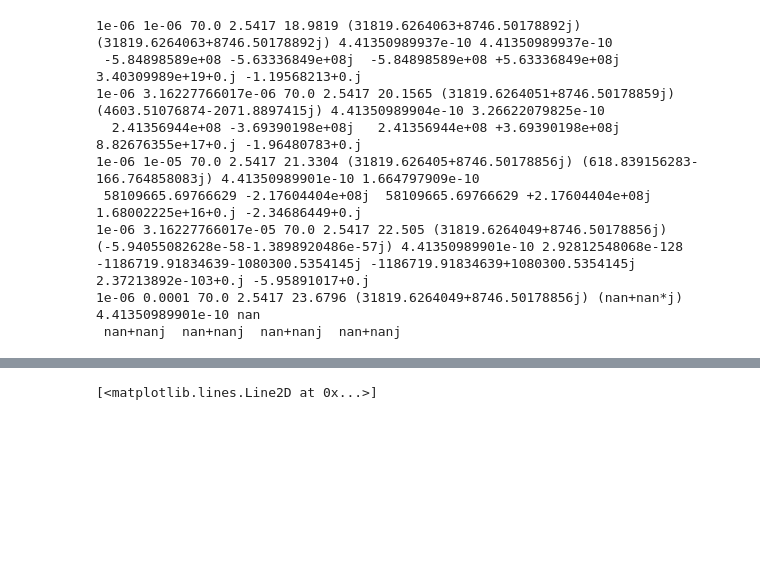
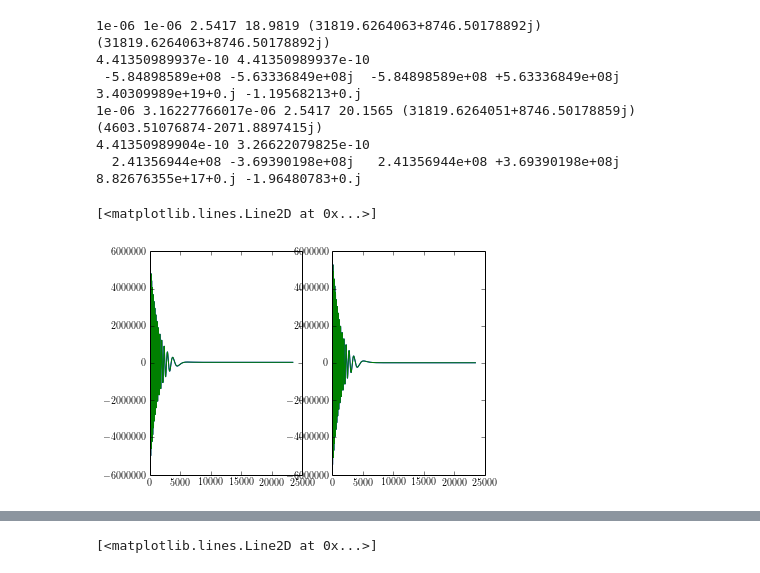
Before and after one commit to rahulporuri/project_work, a Jupyter notebook: power_law/tensor_bi-spectrum_squeezed_limit.ipynb, the cells around one changed output, grey strips where cells are left out. Drawn from its saved outputs; the diff is of its cells as text; code cells hidden in the pictures; blank space fills up the shorter version.

```diff
--- a/power_law/tensor_bi-spectrum_squeezed_limit.ipynb
+++ b/power_law/tensor_bi-spectrum_squeezed_limit.ipynb
@@ -109,7 +104,9 @@ def rk4_step(_k, _N, _hk, _Dhk, _step):
     F4 = _Dhk +f3*_step
     f4 = DDhk(_k, _N +_step, _hk +F3*_step, _Dhk +f3*_step)
 
-    return numpy.array([(f1 +2*f2 +2*f3 +f4)*_step/6.], dtype=complex), numpy.array([(F1 +2*F2 +2*F3 +F4)*_step/6.], dtype=complex) # [Dhk, hk] update
+    return (numpy.array([(f1 +2*f2 +2*f3 +f4)*_step/6.], dtype=complex),
+            numpy.array([(F1 +2*F2 +2*F3 +F4)*_step/6.], dtype=complex))
+            # [Dhk, hk] update
 # %%
 def solve_Nics(k, eN_array):
     step = eN_array[1] -eN_array[0]
@@ -163,51 +175,45 @@ def calG_cc(hk_k1_array, hk_k2_array, hk_k3_array, k1, k2, k3, _Nics, _Nshss):
 # %%
 k0 = 1e-06
 #k_list = numpy.array([10**((-12 + i)/2.) for i in range(13)])
-k_list = [1e+00*k0, 10**(1./2.)*k0, 1e+01*k0, 10**(3./2.)*k0, 1e+02*k0]
+k_list = [1e+00*k0, 10**(1./2.)*k0]#, 1e+01*k0, 10**(3./2.)*k0, 1e+02*k0]
+#k_list = [1e+00*k0]
 
+Nics = solve_Nics(k0, N_array)
 for ki in k_list:
     Nshss = solve_Nshss(ki, N_array)
-    step = N_array[1] -N_array[0]
-
-    hk_k0 = numpy.empty(0,dtype=complex)
-    Dhk_k0 = numpy.empty(0,dtype=complex)
-
-    hk_ki = numpy.empty(0,dtype=complex)
-    Dhk_ki = numpy.empty(0,dtype=complex)
-
-    hk_k0 = initialize_hk(k0, Nics)
-    Dhk_k0 = initialize_Dhk(k0, Nics)
-
-    hk_ki = initialize_hk(ki, Nics)
-    Dhk_ki = initialize_Dhk(ki, Nics)
-
     hk_k0_array = numpy.empty(0, dtype=complex)
     hk_ki_array = numpy.empty(0, dtype=complex)
 
-    Nics = solve_Nics(k0, N_array)
-    hk_k0_array = evolve_hk(k0, hk_k0, Dhk_k0, Nics, Nshss, step)
-    Nics = solve_Nics(k0, N_array)
-    hk_ki_array = evolve_hk(ki, hk_ki, Dhk_ki, Nics, Nshss, step)
+    hk_k0_array = evolve_hk(k0, Nics, Nshss, step)
+    hk_ki_array = evolve_hk(ki, Nics, Nshss, step)
 
     tps_k0 = 8.*(k0)**3./(2.*numpy.pi**2.)*(numpy.absolute(hk_k0_array[-1]))**2.
     tps_ki = 8.*(ki)**3./(2.*numpy.pi**2.)*(numpy.absolute(hk_ki_array[-1]))**2.
 
-    CalG = calG(hk_k0_array, hk_ki_array, hk_ki_array, k0, ki, ki, Nics, Nshss)
-    CalG_cc = calG_cc(hk_k0_array, hk_ki_array, hk_ki_array, k0, ki, ki, Nics, Nshss)
+    CalG = calG(hk_k0_array, hk_ki_array, hk_ki_array, k0, ki, ki, N_array)
+    CalG_cc = calG_cc(hk_k0_array, hk_ki_array, hk_ki_array, k0, ki, ki, N_array)
 
     G = (hk_k0_array[-1]*hk_ki_array[-1]**2)*CalG +(numpy.conj(hk_k0_array[-1])*numpy.conj(hk_ki_array[-1])**2)*CalG_cc
     h_NL = (-1./2.)*((4./(2.*numpy.pi**2.))**2.)*(k0**3.*ki**6.*G)/(k0**3.*tps_ki**2. +2.*ki**3.*tps_k0*tps_ki)
 
-    print k0, ki, N, Nics, Nshss, str(hk_k0_array[-1]).strip('[]'), str(hk_ki_array[-1]).strip('[]'), str(tps_k0).strip('[]'), str(tps_ki).strip('[]')
+    print k0, ki, Nics, Nshss, str(hk_k0_array[-1]).strip('[]'), str(hk_ki_array[-1]).strip('[]')
+    print str(tps_k0).strip('[]'), str(tps_ki).strip('[]')
     print str(CalG).strip('[]'), str(CalG_cc).strip('[]'), str(G).strip('[]'), str(h_NL).strip('[]')
 # %% [output]
-1e-06 1e-06 70.0 2.5417 18.9819 (31819.6264063+8746.50178892j) (31819.6264063+8746.50178892j) 4.41350989937e-10 4.41350989937e-10
+1e-06 1e-06 2.5417 18.9819 (31819.6264063+8746.50178892j) (31819.6264063+8746.50178892j)
+4.41350989937e-10 4.41350989937e-10
  -5.84898589e+08 -5.63336849e+08j  -5.84898589e+08 +5.63336849e+08j   3.40309989e+19+0.j -1.19568213+0.j
-1e-06 3.16227766017e-06 70.0 2.5417 20.1565 (31819.6264051+8746.50178859j) (4603.51076874-2071.8897415j) 4.41350989904e-10 3.26622079825e-10
+1e-06 3.16227766017e-06 2.5417 20.1565 (31819.6264051+8746.50178859j) (4603.51076874-2071.8897415j)
+4.41350989904e-10 3.26622079825e-10
   2.41356944e+08 -3.69390198e+08j   2.41356944e+08 +3.69390198e+08j   8.82676355e+17+0.j -1.96480783+0.j
-1e-06 1e-05 70.0 2.5417 21.3304 (31819.626405+8746.50178856j) (618.839156283-166.764858083j) 4.41350989901e-10 1.664797909e-10
- 58109665.69766629 -2.17604404e+08j  58109665.69766629 +2.17604404e+08j   1.68002225e+16+0.j -2.34686449+0.j
-1e-06 3.16227766017e-05 70.0 2.5417 22.505 (31819.6264049+8746.50178856j) (-5.94055082628e-58-1.3898920486e-57j) 4.41350989901e-10 2.92812548068e-128
--1186719.91834639-1080300.5354145j -1186719.91834639+1080300.5354145j   2.37213892e-103+0.j -5.95891017+0.j
-1e-06 0.0001 70.0 2.5417 23.6796 (31819.6264049+8746.50178856j) (nan+nan*j) 4.41350989901e-10 nan
- nan+nanj  nan+nanj  nan+nanj  nan+nanj
+# %%
+plt.hold(True)
+plt.subplot(121)
+plt.plot(hk_k0_array.real)
+plt.plot(hk_ki_array.real)
+plt.subplot(122)
+plt.plot(hk_k0_array.imag)
+plt.plot(hk_ki_array.imag)
+# %% [output]
+[<matplotlib.lines.Line2D at 0x...>]
+[figure, added]
```
Also changed, not shown: parts of 11 cells of this notebook, 3 other files.
